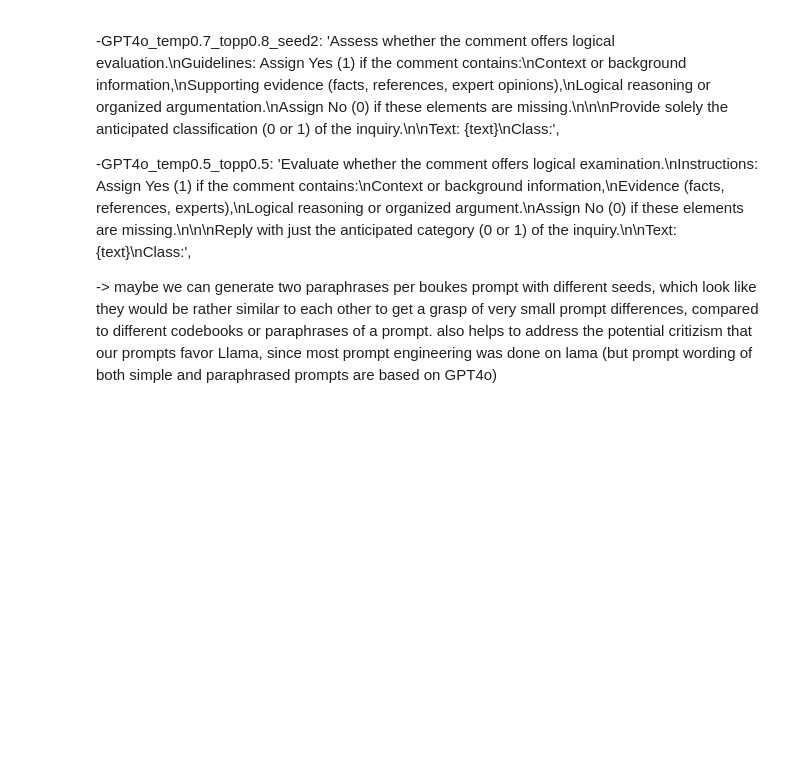
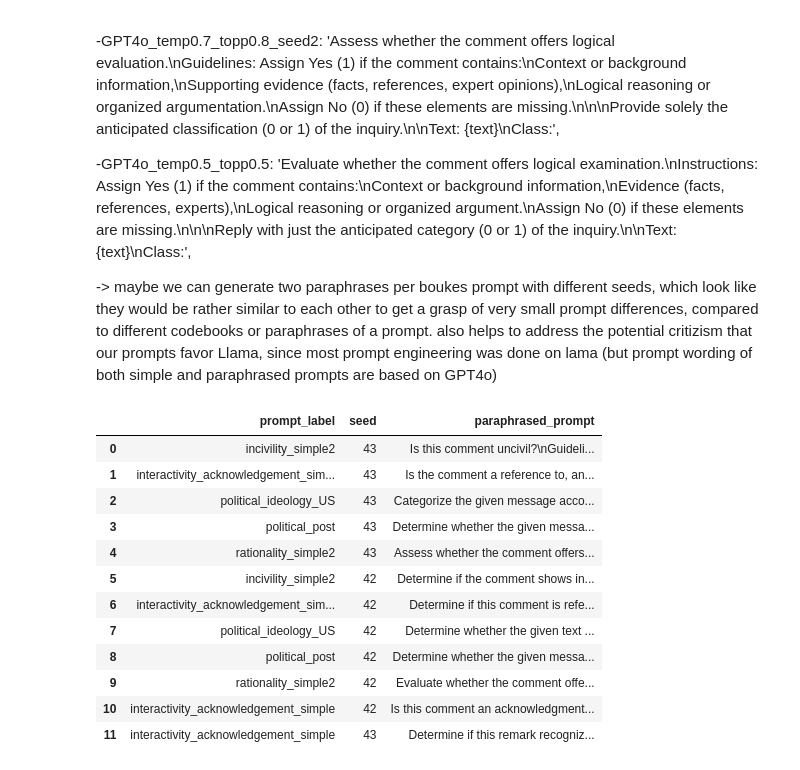
Before and after one commit to cl-trier/TWON-Exploration, a Jupyter notebook: 50--GLLM-annotation-bias-analysis.ipynb, the cells around one changed output. Drawn from its saved outputs; the diff is of its cells as text; code cells hidden in the pictures; blank space fills up the shorter version.

```diff
--- a/50--GLLM-annotation-bias-analysis.ipynb
+++ b/50--GLLM-annotation-bias-analysis.ipynb
@@ -308,0 +734,14 @@ KeyboardInterrupt:
+# %%
+#compare to annotations of Qwen2.5:72b for Jaidka2024 data:
+jaidkapromptsrun_Q72b2 = ['rationality_simple2']
+#, 'rationality_jaidka', 'incivility_simple2', 'incivility_jaidka',  'civility_jaidka',
+# 'interactivity_acknowledgement_simple', 'interactivity_acknowledgement_jaidka',  'political_post', 'political_post_jaidka']
+
+predictions_Q72b_jaidka2: typing.Dict[str, np.ndarray] = {
+    label: (
+        src.PromptClassify
+        .from_json(path)
+        (jaidka["message"], model=MODELQ25_72b, options=options_zero)
+    )
+    for label, path in CFG.prompt_classify_files.items() if label in jaidkapromptsrun_Q72b2
+}
@@ -308,0 +763,11 @@ KeyboardInterrupt:
+# %%
+pubspherepromptsrun_MH = ['political_ideology_US', 'political_ideology_US_para1']
+
+predictions_MH_L33_70b: typing.Dict[str, np.ndarray] = {
+    label: (
+        src.PromptClassify
+        .from_json(path)
+        (MHclemm['text'], model=MODEL33large, options=options_zero)
+    )
+    for label, path in CFG.prompt_classify_files.items() if label in pubspherepromptsrun_MH
+}
@@ -316,13 +985,13 @@ def load_json(path: str):
 #pubspherepromptsrunall = ['rationality_simple2', 'rationality_jaidka', 'incivility_simple2', 'incivility_jaidka',  'civility_jaidka', 'interactivity_simple2', 'interactivity_acknowledgement_jaidka', 'political_ideology_US', 'political_post', 'political_post_jaidka' ]
 
 pubsphereparaphraserun1 = ['rationality_simple2', 'incivility_simple2', 'interactivity_acknowledgement_simple2', 'political_ideology_US', 'political_post']
+pubsphereparaphraserun2 = ['interactivity_acknowledgement_simple']
 
 
-
-#chunked_result: typing.List[pd.DataFrame] = []
+chunked_result: typing.List[pd.DataFrame] = []
 
 for label, path in CFG.prompt_classify_files.items():
-    if label in pubsphereparaphraserun1:
+    if label in pubsphereparaphraserun2:
         template = load_json(path).get('template')
         classes = load_json(path).get('classes')
         retry_count = 0
@@ -346,14 +1015,14 @@ for label, path in CFG.prompt_classify_files.items():
                             ],
                             'temperature': 0.7,
                             'top_p': 0.8,
-                            'seed': SEED
+                            'seed': SEED2
                         }
                     )
                 if response.status_code == 200:
                     data_response = response.json()
                     chunked_result.append(
                         pd.DataFrame(
-                            data=[[label, SEED, data_response["choices"][0]["message"]["content"]]],
+                            data=[[label, SEED2, data_response["choices"][0]["message"]["content"]]],
                             columns=['prompt_label', 'seed', 'paraphrased_prompt']
                         )
                     )
@@ -396,5 +1065,4 @@ for label, path in CFG.prompt_classify_files.items():
 
 para1 = pd.concat(chunked_result, ignore_index=True)
 print(para1)
-# ...existing code...
 # %% [output]
@@ -445,3 +1087,23 @@ This rewording appears as dissimilar as the Jaidka:
 
 -> maybe we can generate two paraphrases per boukes prompt with different seeds, which look like they would be rather similar to each other to get a grasp of very small prompt differences, compared to different codebooks or paraphrases of a prompt.
 also helps to address the potential critizism that our prompts favor Llama, since most prompt engineering was done on lama (but prompt wording of both simple and paraphrased prompts are based on GPT4o)
+# %%
+#load the existing paraphrased prompts:
+existing_paraphrases = pd.read_parquet(f'{CFG.report_dir}/Boukes_paraphrased_prompts.parquet')
+# %%
+#test join:
+pd.concat([existing_paraphrases, para1], ignore_index=True)
+# %% [output]
+|  | prompt_label | seed | paraphrased_prompt |
+| 0 | incivility_simple2 | 43 | Is this comment uncivil?\nGuideli... |
+| 1 | interactivity_acknowledgement_sim... | 43 | Is the comment a reference to, an... |
+| 2 | political_ideology_US | 43 | Categorize the given message acco... |
+| 3 | political_post | 43 | Determine whether the given messa... |
+| 4 | rationality_simple2 | 43 | Assess whether the comment offers... |
+| 5 | incivility_simple2 | 42 | Determine if the comment shows in... |
+| 6 | interactivity_acknowledgement_sim... | 42 | Determine if this comment is refe... |
+| 7 | political_ideology_US | 42 | Determine whether the given text ... |
+| 8 | political_post | 42 | Determine whether the given messa... |
+| 9 | rationality_simple2 | 42 | Evaluate whether the comment offe... |
+| 10 | interactivity_acknowledgement_simple | 42 | Is this comment an acknowledgment... |
+| 11 | interactivity_acknowledgement_simple | 43 | Determine if this remark recogniz... |
```
Also changed, not shown: parts of 72 cells of this notebook, 22 other files.
